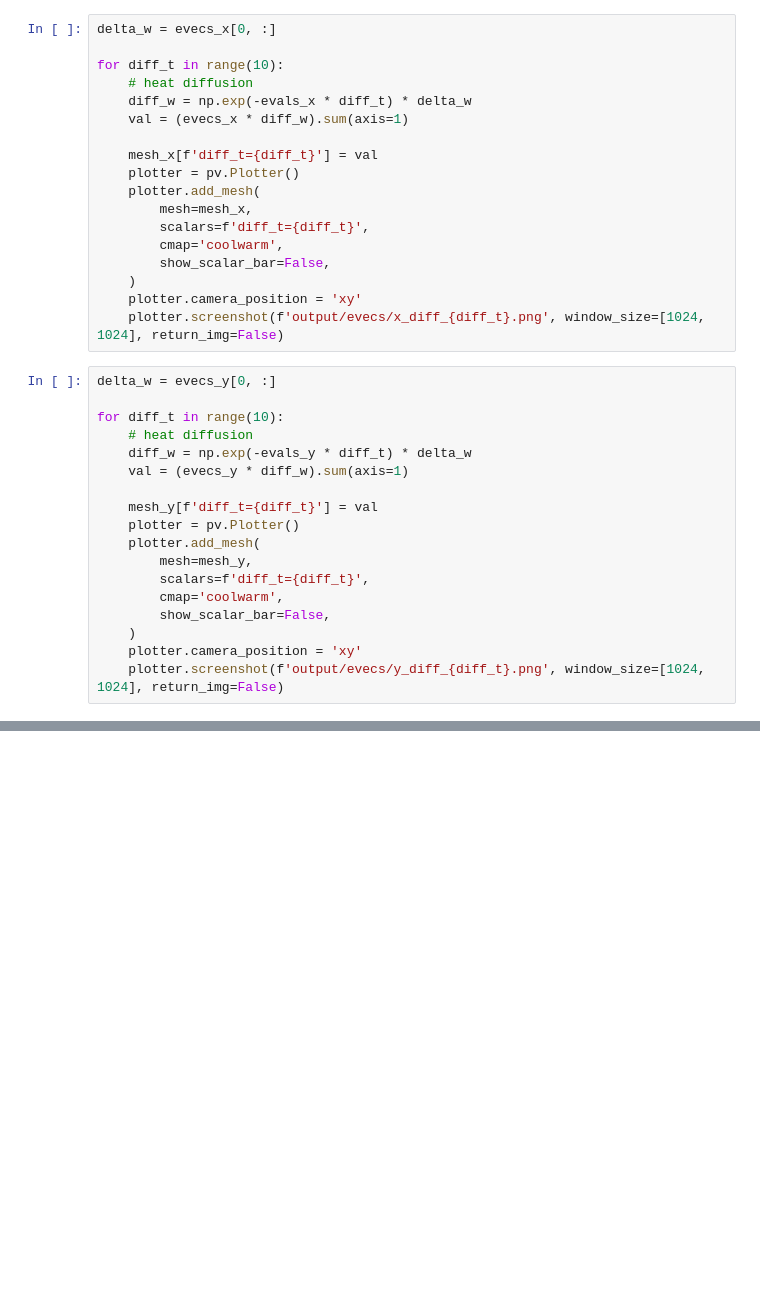
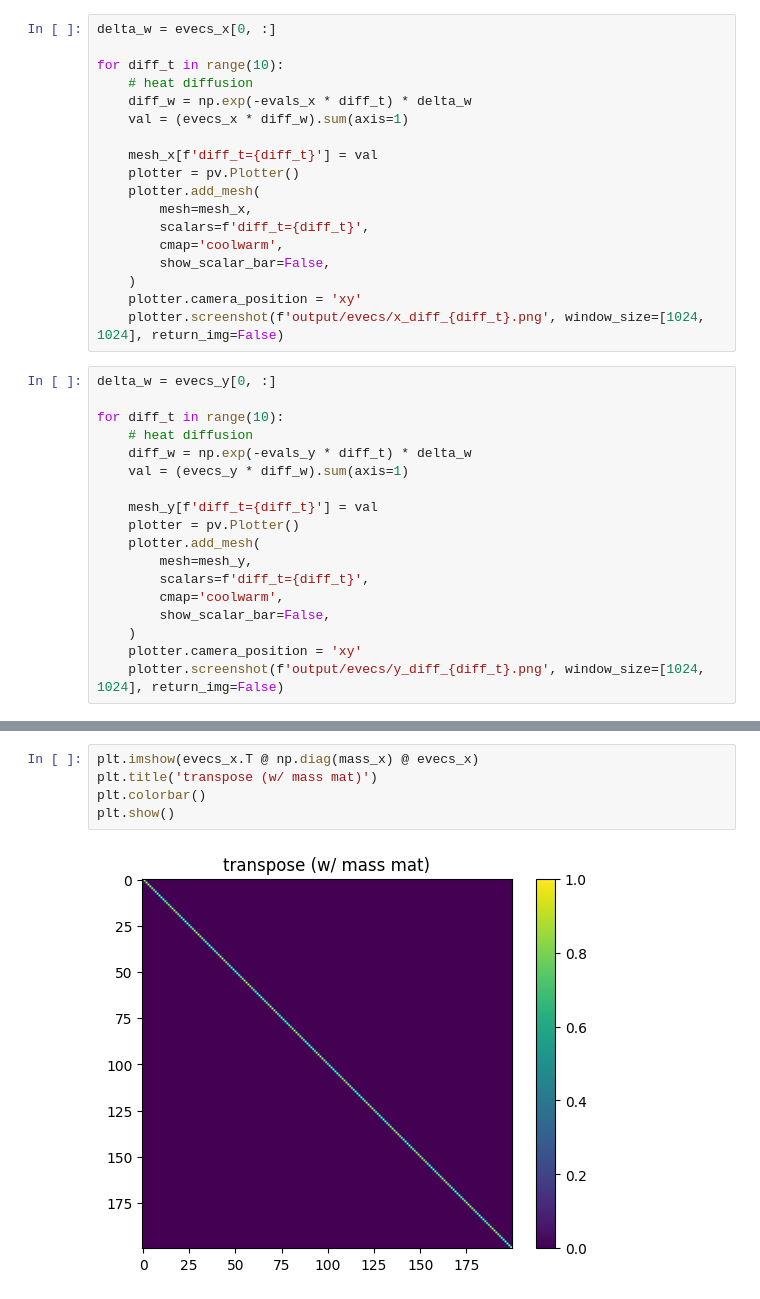
Before and after one commit to liu-qilong/urssm-replicate, a Jupyter notebook: notebook/evec-and-diffusion.ipynb, the cells around one changed output, grey strips where cells are left out. Drawn from its saved outputs; the diff is of its cells as text; blank space fills up the shorter version.

```diff
--- a/notebook/evec-and-diffusion.ipynb
+++ b/notebook/evec-and-diffusion.ipynb
@@ -82,0 +128,7 @@ for diff_t in range(10):
+# %%
+plt.imshow(evecs_x.T @ np.diag(mass_x) @ evecs_x)
+plt.title('transpose (w/ mass mat)')
+plt.colorbar()
+plt.show()
+# %% [output]
+[figure, added]
```
Also changed, not shown: parts of 11 cells of this notebook, 8 other files.
